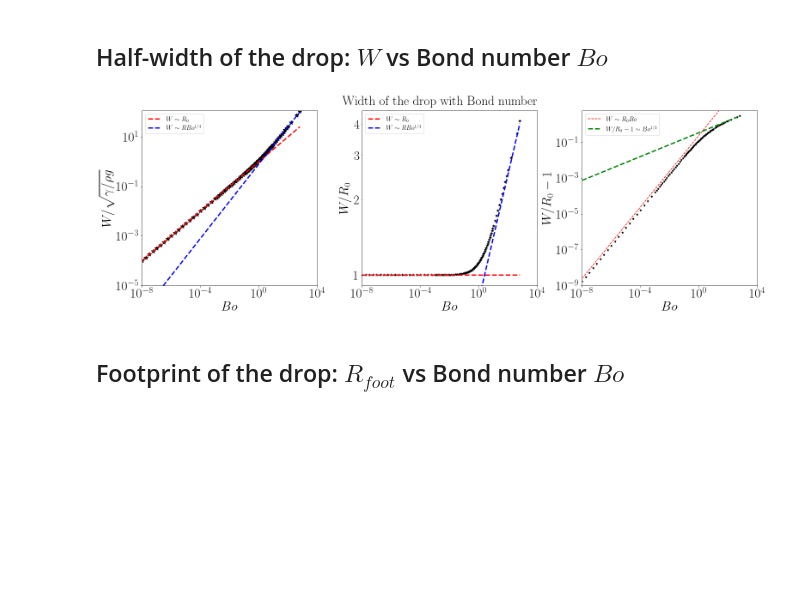
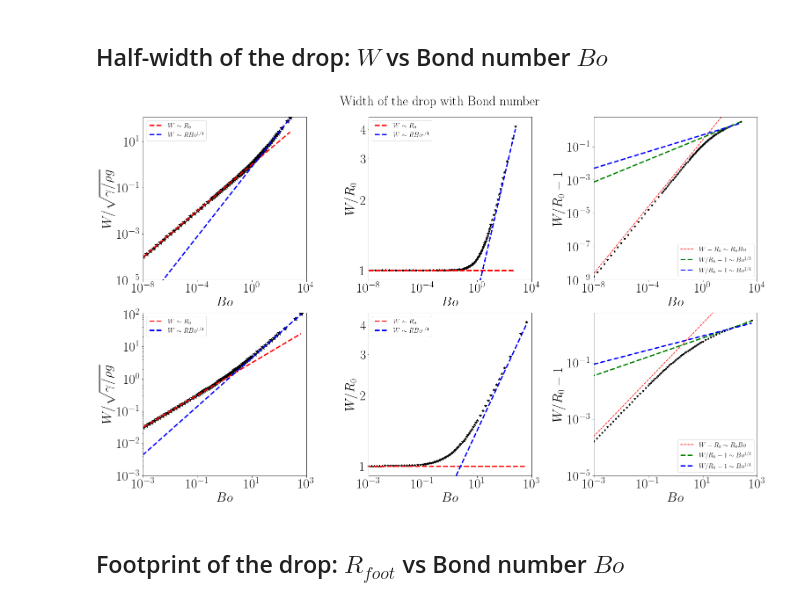
Before and after one commit to comphy-lab/DropsOnSurfaces, a Jupyter notebook: SessileDrop_AnalyzeMetrics_v2.ipynb, the cells around one changed output. Cells and saved outputs as stored; diff of their text form; code cells hidden in the pictures; blank space fills up the shorter version.

```diff
--- a/SessileDrop_AnalyzeMetrics_v2.ipynb
+++ b/SessileDrop_AnalyzeMetrics_v2.ipynb
@@ -332,7 +332,8 @@ Compensated plot does not look good.
 # %% [markdown]
 ## Half-width of the drop: $W$ vs Bond number $Bo$
 # %%
-fig, (ax1, ax2, ax3) = plt.subplots(1, 3, figsize=(26, 7.5))
+fig, AX = plt.subplots(2, 3, figsize=(26, 15))
+ax1, ax2, ax3, ax4, ax5, ax6 = AX.flatten()
 
 ax=ax1
 ax.plot(Bond, Width, 'k*',markersize=10)
@@ -360,35 +361,81 @@ ax.set_yscale('log')
 ax.set_xlabel(r'$Bo$')
 ax.set_ylabel(r'$W/R_0$')
 ax.legend(loc='upper left',fontsize=15)
 from matplotlib.ticker import StrMethodFormatter, NullFormatter
 ax.yaxis.set_major_formatter(StrMethodFormatter('{x:.0f}'))
 ax.yaxis.set_minor_formatter(StrMethodFormatter('{x:.0f}'))
 
 ax=ax3
 ax.plot(Bond, WbyR0-1, 'k*',markersize=5)
-ax.plot(Bond, 0.25*(Bond), 'r--', label=r'$W \sim R_0Bo$')
+ax.plot(Bond, 0.25*(Bond), 'r--', label=r'$W-R_0 \sim R_0Bo$')
 ax.plot(Bond, 0.35*(Bond**(1/3)), 'g--', label=r'$W/R_0 - 1 \sim Bo^{1/3}$',linewidth=3)
+ax.plot(Bond, 0.5*(Bond**(1/4)), 'b--', label=r'$W/R_0 - 1 \sim Bo^{1/4}$',linewidth=3)
 # ax.plot(Bond, 0.8*(Bond**0.25), 'b--', label=r'$W \sim RBo^{1/4}$')
 ax.set_box_aspect(1)
 ax.set_ylim([1e-9, 6])
 ax.set_xlim([Bomin1, Bomax1])
 ax.set_xscale('log')
 ax.set_yscale('log')
 ax.set_xlabel(r'$Bo$')
 ax.set_ylabel(r'$W/R_0-1$')
+ax.legend(loc='lower right',fontsize=15)
+
+ax=ax4
+ax.plot(Bond, Width, 'k*',markersize=10)
+ax.plot(Bond, (Bond**0.5), 'r--', label=r'$W \sim R_0$',linewidth=3)
+ax.plot(Bond, 0.8*(Bond**0.75), 'b--', label=r'$W \sim RBo^{1/4}$',linewidth=3)
+ax.set_box_aspect(1)
+ax.set_ylim([1e-3, Width.max()*1.1])
+ax.set_xlim([Bomin2, Bomax2])
+ax.set_xscale('log')
+ax.set_yscale('log')
+ax.set_xlabel(r'$Bo$')
+ax.set_ylabel(r'$W/\sqrt{\gamma/\rho g}$')
 ax.legend(loc='upper left',fontsize=15)
+
+ax=ax5
+ax.plot(Bond, WbyR0, 'k*')
+ax.plot(Bond, (Bond**0.0), 'r--', label=r'$W \sim R_0$',linewidth=3)
+# ax.plot(Bond, 1+0.12*(Bond**0.5), 'b--', label=r'$W \sim \sqrt{\gamma/\rho g}$')
+ax.plot(Bond, 0.8*(Bond**0.25), 'b--', label=r'$W \sim RBo^{1/4}$',linewidth=3)
+ax.set_box_aspect(1)
+ax.set_ylim([WbyR0.min()/1.1, WbyR0.max()*1.1])
+ax.set_xlim([Bomin2, Bomax2])
+ax.set_xscale('log')
+ax.set_yscale('log')
+ax.set_xlabel(r'$Bo$')
+ax.set_ylabel(r'$W/R_0$')
+ax.legend(loc='upper left',fontsize=15)
+from matplotlib.ticker import StrMethodFormatter, NullFormatter
+ax.yaxis.set_major_formatter(StrMethodFormatter('{x:.0f}'))
+ax.yaxis.set_minor_formatter(StrMethodFormatter('{x:.0f}'))
+
+ax=ax6
+ax.plot(Bond, WbyR0-1, 'k*',markersize=5)
+ax.plot(Bond, 0.25*(Bond), 'r--', label=r'$W-R_0 \sim R_0Bo$')
+ax.plot(Bond, 0.35*(Bond**(1/3)), 'g--', label=r'$W/R_0 - 1 \sim Bo^{1/3}$',linewidth=3)
+ax.plot(Bond, 0.5*(Bond**(1/4)), 'b--', label=r'$W/R_0 - 1 \sim Bo^{1/4}$',linewidth=3)
+# ax.plot(Bond, 0.8*(Bond**0.25), 'b--', label=r'$W \sim RBo^{1/4}$')
+ax.set_box_aspect(1)
+ax.set_ylim([1e-5, 6])
+ax.set_xlim([Bomin2, Bomax2])
+ax.set_xscale('log')
+ax.set_yscale('log')
+ax.set_xlabel(r'$Bo$')
+ax.set_ylabel(r'$W/R_0-1$')
+ax.legend(loc='lower right',fontsize=15)
 
 
 # set figure title
 l1, b1, w1, h1 = ax1.get_position().bounds
 l2, b2, w2, h2 = ax2.get_position().bounds
 
 L = max(b1+h1, b2+h2)
 # set title position
 fig.text(0.5, L+0.025, r'Width of the drop with Bond number', fontsize=AxesLabel, ha='center')
 plt.savefig('3_WidthvsBond_v2.pdf', bbox_inches='tight')
 # %% [output]
-[figure, old version]
+[figure, new version]
 # %% [markdown]
 ## Footprint of the drop: $R_{foot}$ vs Bond number $Bo$
 # %%
```
Also changed, not shown: 10 other files.
